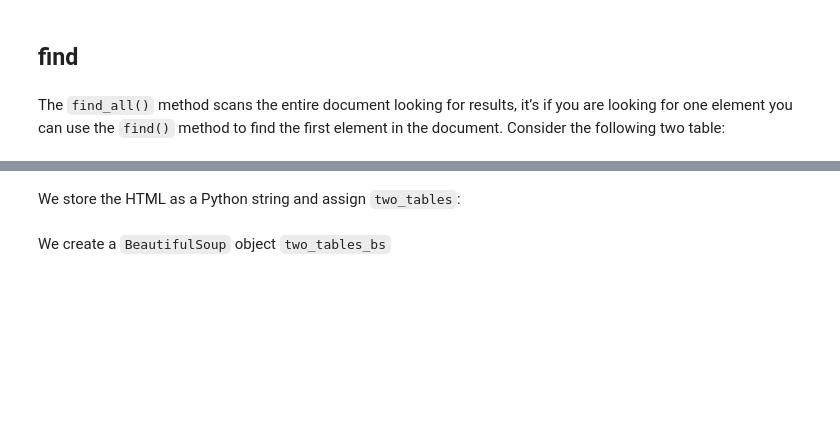
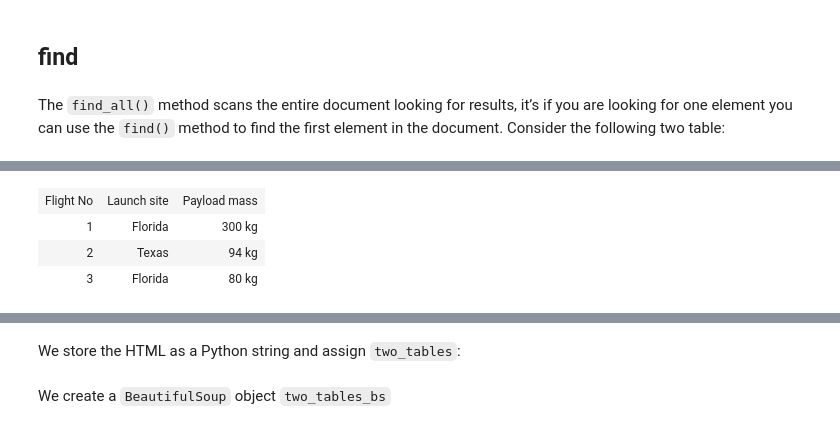
Before and after one commit to LuisAngelMendozaVelasco/Data_Engineering_Foundations_Specialization, a Jupyter notebook: Python_Project_for_Data_Engineering/Week1/Labs/WebScraping_Review_Lab.ipynb, the cells around one changed output, grey strips where cells are left out. Drawn from its saved outputs; the diff is of its cells as text; code cells hidden in the pictures; blank space fills up the shorter version.

```diff
--- a/Python_Project_for_Data_Engineering/Week1/Labs/WebScraping_Review_Lab.ipynb
+++ b/Python_Project_for_Data_Engineering/Week1/Labs/WebScraping_Review_Lab.ipynb
@@ -324,54 +477,54 @@ The <code>find_all()</code> method scans the entire document looking for results
 # %%
 %%html
 <h3>Rocket Launch </h3>
+<p>
+    <table class='rocket'>
+        <tr>
+            <td>Flight No</td>
+            <td>Launch site</td>
+            <td>Payload mass</td>
+        </tr>
+        <tr>
+            <td>1</td>
+            <td>Florida</td>
+            <td>300 kg</td>
+        </tr>
+        <tr>
+            <td>2</td>
+            <td>Texas</td>
+            <td>94 kg</td>
+        </tr>
+        <tr>
+            <td>3</td>
+            <td>Florida</td>
+            <td>80 kg</td>
+        </tr>
+    </table>
+</p>
 
+<h3>Pizza Party</h3>
 <p>
-<table class='rocket'>
-  <tr>
-    <td>Flight No</td>
-    <td>Launch site</td>
-    <td>Payload mass</td>
-  </tr>
-  <tr>
-    <td>1</td>
-    <td>Florida</td>
-    <td>300 kg</td>
-  </tr>
-  <tr>
-    <td>2</td>
-    <td>Texas</td>
-    <td>94 kg</td>
-  </tr>
-  <tr>
-    <td>3</td>
-    <td>Florida </td>
-    <td>80 kg</td>
-  </tr>
-</table>
+    <table class='pizza'>
+        <tr>
+            <td>Pizza Place</td>
+            <td>Orders</td>
+            <td>Slices</td>
+        </tr>
+        <tr>
+            <td>Domino's Pizza</td>
+            <td>10</td>
+            <td>100</td>
+        </tr>
+        <tr>
+            <td>Little Caesars</td>
+            <td>12</td>
+            <td >144</td>
+        </tr>
+        <tr>
+            <td>Papa John's</td>
+            <td>15</td>
+            <td>165</td>
+        </tr>
+    </table>
 </p>
-<p>
-
-<h3>Pizza Party  </h3>
-
-
-<table class='pizza'>
-  <tr>
-    <td>Pizza Place</td>
-    <td>Orders</td>
-    <td>Slices </td>
-   </tr>
-  <tr>
-    <td>Domino's Pizza</td>
-    <td>10</td>
-    <td>100</td>
-  </tr>
-  <tr>
-    <td>Little Caesars</td>
-    <td>12</td>
-    <td >144 </td>
-  </tr>
-  <tr>
-    <td>Papa John's </td>
-    <td>15 </td>
-    <td>165</td>
-  </tr>
+# %% [output]
@@ -377,0 +532,4 @@ The <code>find_all()</code> method scans the entire document looking for results
+| Flight No | Launch site | Payload mass |
+| 1 | Florida | 300 kg |
+| 2 | Texas | 94 kg |
+| 3 | Florida | 80 kg |
```
Also changed, not shown: parts of 63 cells of this notebook, 11 other files.
